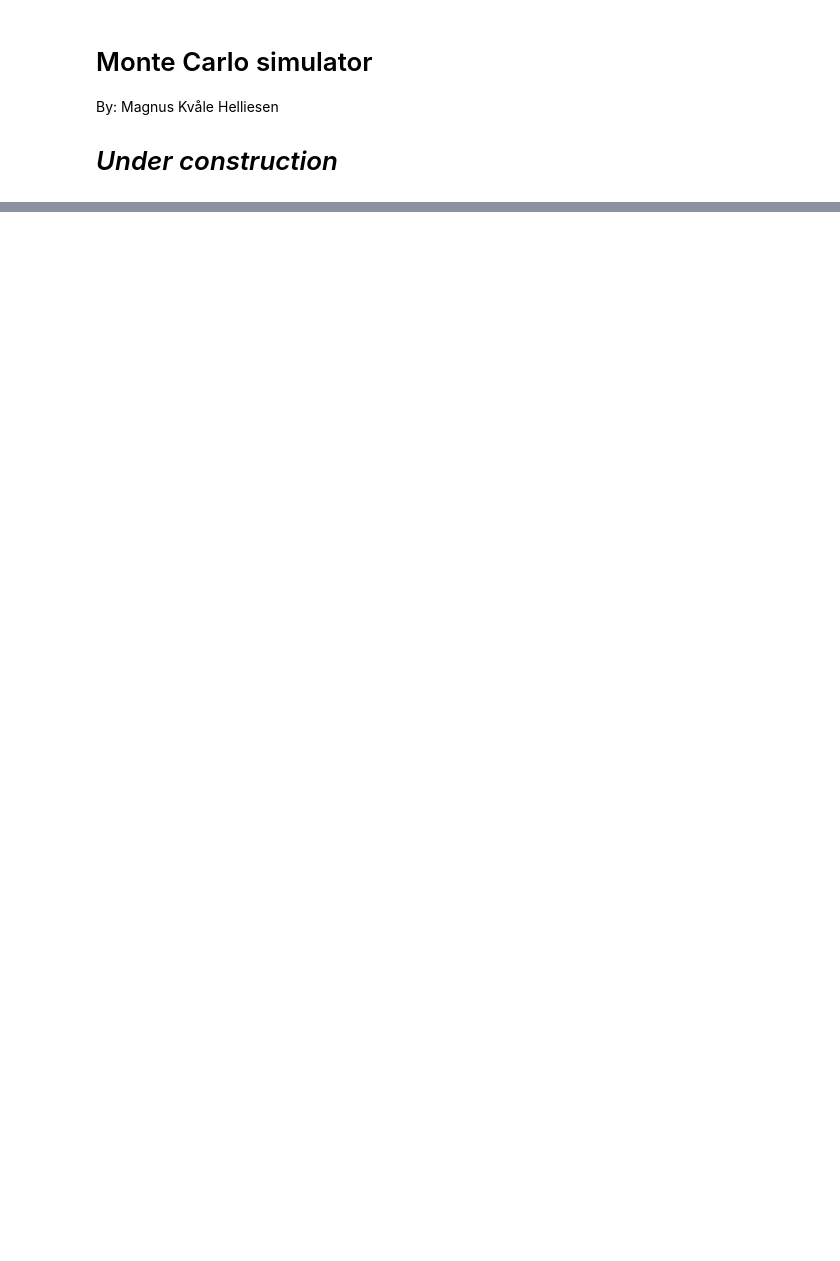
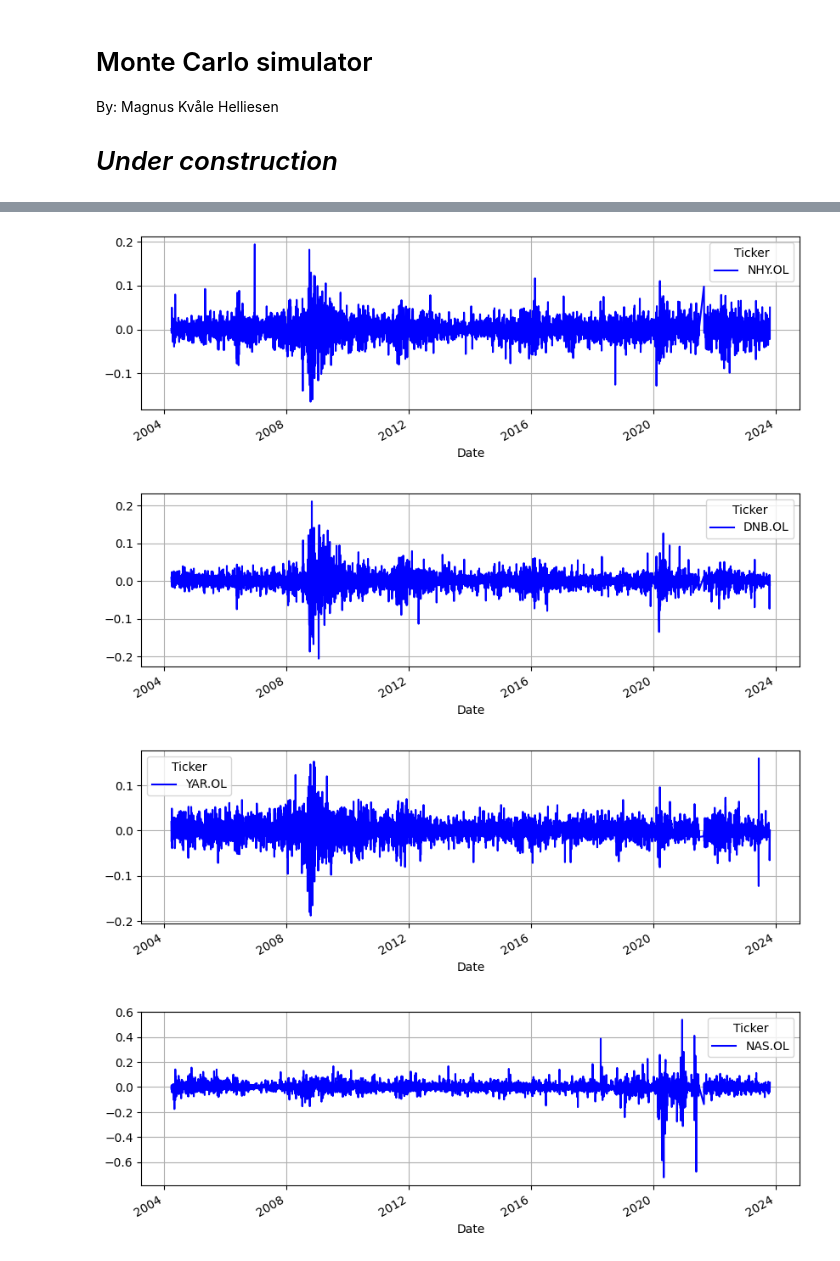
Before and after one commit to magnushelliesen/monte-carlo-simulator, a Jupyter notebook: monte-carlo-simulator.ipynb, the cells around one changed output, grey strips where cells are left out. Saved outputs shown, nothing was run; the diff lists cells and outputs as text; code cells hidden in the pictures; blank space fills up the shorter version.

```diff
--- a/monte-carlo-simulator.ipynb
+++ b/monte-carlo-simulator.ipynb
@@ -46,7 +68,5 @@ df[['NHY.OL']].plot(color='g', figsize=(10, 5), grid=True)
 # %%
-# Calculating log-differences and removing missing values
-df_diff = np.log(df).diff().dropna()
-
-df_diff[['DNB.OL']].plot(color='g', figsize=(10, 5), grid=True)
-df_diff[['NHY.OL']].plot(color='g', figsize=(10, 5), grid=True)
+# Calculating log-differences and removing first value
+df_diff = np.log(df).diff().iloc[1:, :]
+df_diff
 # %% [output]
@@ -55,0 +87,8 @@ df_diff[['NHY.OL']].plot(color='g', figsize=(10, 5), grid=True)
+# %%
+for ticker in tickers:
+    df_diff[[ticker]].plot(color='b', figsize=(10, 3), grid=True)
+# %% [output]
+[figure, added]
+[figure, added]
+[figure, added]
+[figure, added]
```
Also changed, not shown: parts of 10 cells of this notebook.
